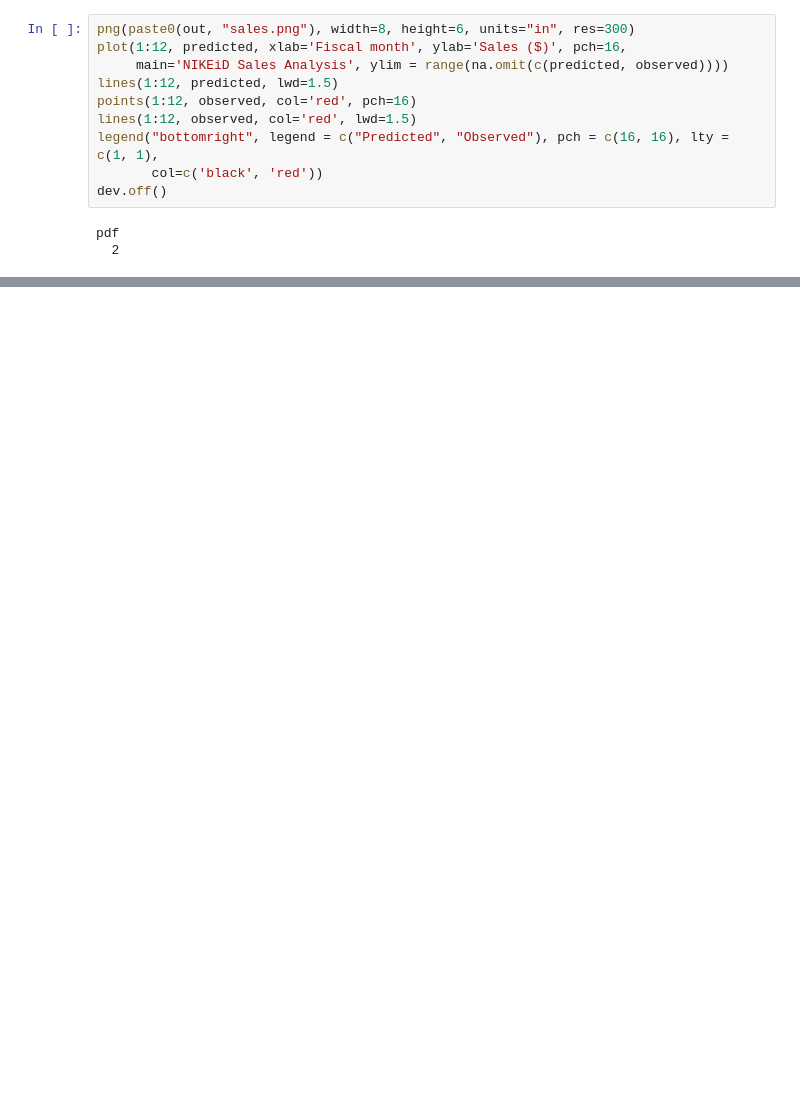
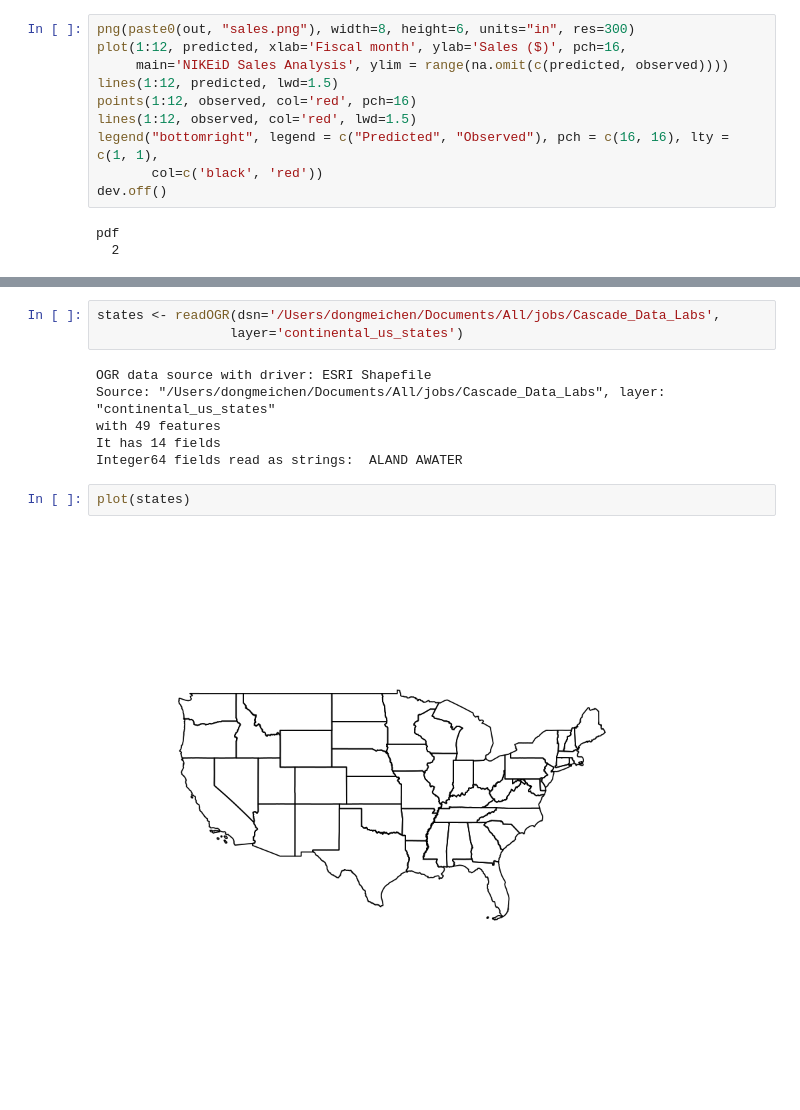
Before and after one commit to dongmeic/job-searching, a Jupyter notebook: job-searching/NIKEiD.ipynb, the cells around one changed output, grey strips where cells are left out. Drawn from its saved outputs; the diff is of its cells as text; blank space fills up the shorter version.

```diff
--- a/job-searching/NIKEiD.ipynb
+++ b/job-searching/NIKEiD.ipynb
@@ -121,0 +129,13 @@ pdf
+# %%
+states <- readOGR(dsn='/Users/dongmeichen/Documents/All/jobs/Cascade_Data_Labs',
+                 layer='continental_us_states')
+# %% [output]
+OGR data source with driver: ESRI Shapefile
+Source: "/Users/dongmeichen/Documents/All/jobs/Cascade_Data_Labs", layer: "continental_us_states"
+with 49 features
+It has 14 fields
+Integer64 fields read as strings:  ALAND AWATER
+# %%
+plot(states)
+# %% [output]
+[figure, added]
```
Also changed, not shown: parts of 17 cells of this notebook.
